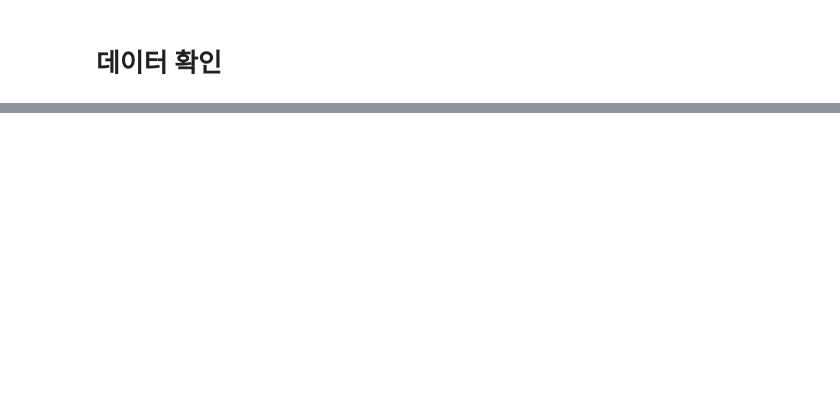
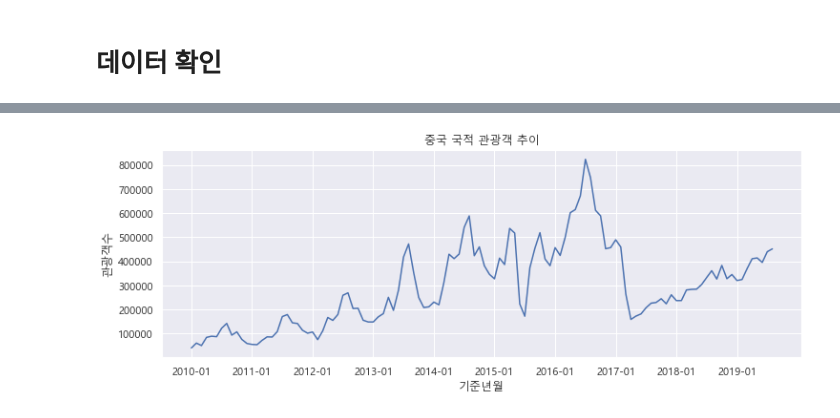
Before and after one commit to ek1816/CODE, a Jupyter notebook: 외국인 출입국 통계 데이터/외국인 출입국 통계데이터(관광).ipynb, the cells around one changed output, grey strips where cells are left out. Drawn from its saved outputs; the diff is of its cells as text; code cells hidden in the pictures; blank space fills up the shorter version.

```diff
--- a/외국인 출입국 통계 데이터/외국인 출입국 통계데이터(관광).ipynb
+++ b/외국인 출입국 통계 데이터/외국인 출입국 통계데이터(관광).ipynb
@@ -134,0 +309,19 @@ kto_201901_country.head()
+# %%
+#반복문을 활용해 116개 데이터 합치기
+for yy in range(2010, 2020):
+    for mm in range(1, 13):
+        mm_str = str(mm).zfill(2) #zfill 함수를 이용하여 월단위를 0을 포함한 2자리로 출력
+        yymm = '{}{}'.format(yy, mm_str)
+# %%
+#데이터를 담을 빈 데이터프레임 만들기
+df = pd.DataFrame()
+# %%
+#데이터 통합하여 df에 담기
+#2019년 8월 이후로는 데이터가 없기 때문에 에러를 무시할 수 있도록 try 구문 활용
+for yy in range(2010, 2020):
+    for mm in range(1, 13):
+        try:
+            temp = create_kto_data(str(yy), str(mm).zfill(2)) #
+            df = df.append(temp, ignore_index = True)
+        except:
+            pass
@@ -134,0 +381,5 @@ kto_201901_country.head()
+# %%
+# 중국 국적 데이터 필터링
+condition = (df['국적'] == '중국')
+df_china = df[condition]
+df_china.head()
@@ -134,0 +393,10 @@ kto_201901_country.head()
+# %%
+plt.figure(figsize = (12, 4)) #그래프 크기 조절
+plt.plot(df_china['기준년월'], df_china['관광']) #그래프 내용 설정
+plt.title('중국 국적 관광객 추이')
+plt.xlabel('기준년월')
+plt.ylabel('관광객수')
+plt.xticks(['2010-01', '2011-01', '2012-01', '2013-01', '2014-01', '2015-01', '2016-01', '2017-01', '2018-01', '2019-01']) #x축 눈금 값 설정
+plt.show()
+# %% [output]
+[figure, added]
```
Also changed, not shown: parts of 54 cells of this notebook, 1 other file.
